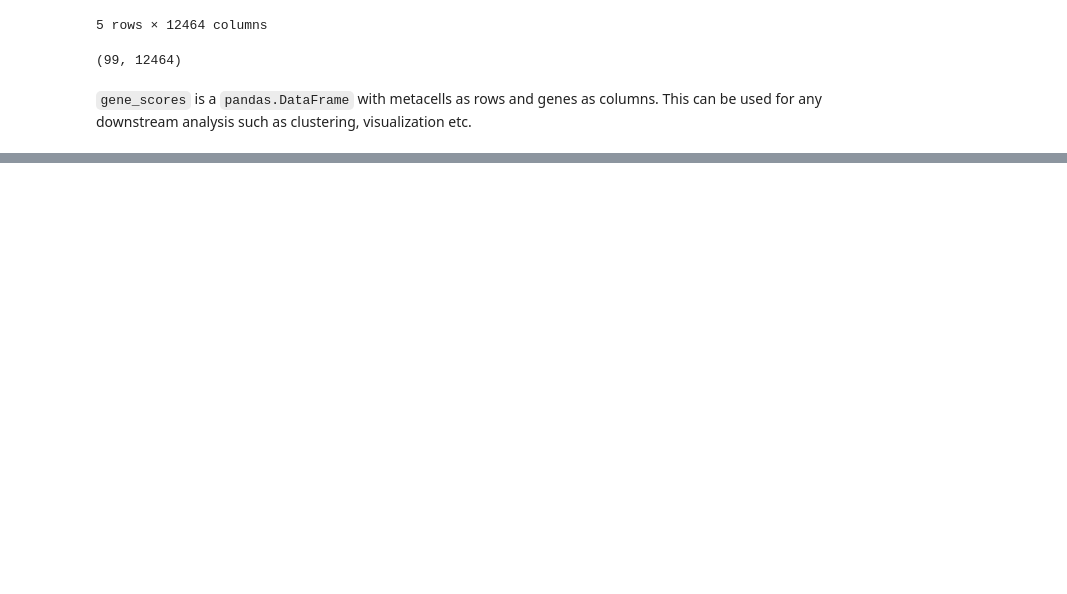
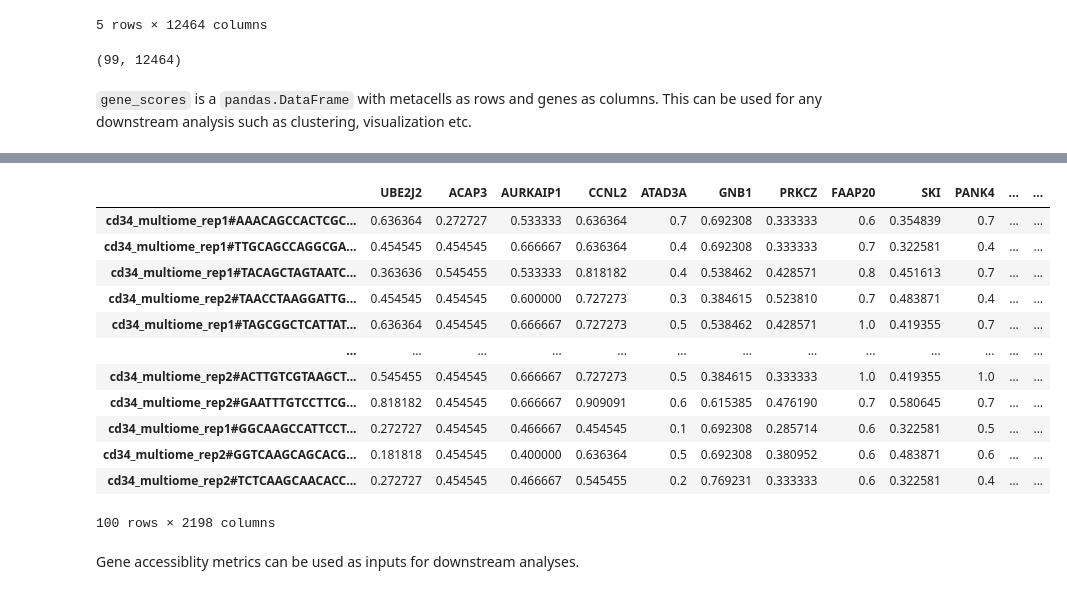
Before and after one commit to dpeerlab/SEACells, a Jupyter notebook: notebooks/SEACell_ATAC_analysis.ipynb, the cells around one changed output, grey strips where cells are left out. Saved outputs shown, nothing was run; the diff lists cells and outputs as text; code cells hidden in the pictures; blank space fills up the shorter version.

```diff
--- a/notebooks/SEACell_ATAC_analysis.ipynb
+++ b/notebooks/SEACell_ATAC_analysis.ipynb
@@ -223,0 +280,18 @@ gene_scores.shape
+# %%
+atac_meta_ad.obsm['GeneAccessibility']
+# %% [output]
+|  | UBE2J2 | ACAP3 | AURKAIP1 | CCNL2 | ATAD3A | GNB1 | PRKCZ | FAAP20 | SKI | PANK4 | ... | ... |
+| cd34_multiome_rep1#AAACAGCCACTCGC... | 0.636364 | 0.272727 | 0.533333 | 0.636364 | 0.7 | 0.692308 | 0.333333 | 0.6 | 0.354839 | 0.7 | ... | ... |
+| cd34_multiome_rep1#TTGCAGCCAGGCGA... | 0.454545 | 0.454545 | 0.666667 | 0.636364 | 0.4 | 0.692308 | 0.333333 | 0.7 | 0.322581 | 0.4 | ... | ... |
+| cd34_multiome_rep1#TACAGCTAGTAATC... | 0.363636 | 0.545455 | 0.533333 | 0.818182 | 0.4 | 0.538462 | 0.428571 | 0.8 | 0.451613 | 0.7 | ... | ... |
+| cd34_multiome_rep2#TAACCTAAGGATTG... | 0.454545 | 0.454545 | 0.600000 | 0.727273 | 0.3 | 0.384615 | 0.523810 | 0.7 | 0.483871 | 0.4 | ... | ... |
+| cd34_multiome_rep1#TAGCGGCTCATTAT... | 0.636364 | 0.454545 | 0.666667 | 0.727273 | 0.5 | 0.538462 | 0.428571 | 1.0 | 0.419355 | 0.7 | ... | ... |
+| ... | ... | ... | ... | ... | ... | ... | ... | ... | ... | ... | ... | ... |
+| cd34_multiome_rep2#ACTTGTCGTAAGCT... | 0.545455 | 0.454545 | 0.666667 | 0.727273 | 0.5 | 0.384615 | 0.333333 | 1.0 | 0.419355 | 1.0 | ... | ... |
+| cd34_multiome_rep2#GAATTTGTCCTTCG... | 0.818182 | 0.454545 | 0.666667 | 0.909091 | 0.6 | 0.615385 | 0.476190 | 0.7 | 0.580645 | 0.7 | ... | ... |
+| cd34_multiome_rep1#GGCAAGCCATTCCT... | 0.272727 | 0.454545 | 0.466667 | 0.454545 | 0.1 | 0.692308 | 0.285714 | 0.6 | 0.322581 | 0.5 | ... | ... |
+| cd34_multiome_rep2#GGTCAAGCAGCACG... | 0.181818 | 0.454545 | 0.400000 | 0.636364 | 0.5 | 0.692308 | 0.380952 | 0.6 | 0.483871 | 0.6 | ... | ... |
+| cd34_multiome_rep2#TCTCAAGCAACACC... | 0.272727 | 0.454545 | 0.466667 | 0.545455 | 0.2 | 0.769231 | 0.333333 | 0.6 | 0.322581 | 0.4 | ... | ... |
+100 rows × 2198 columns
+# %% [markdown]
+Gene accessiblity metrics can be used as inputs for downstream analyses.
```
Also changed, not shown: parts of 21 cells of this notebook, 2 other files.
